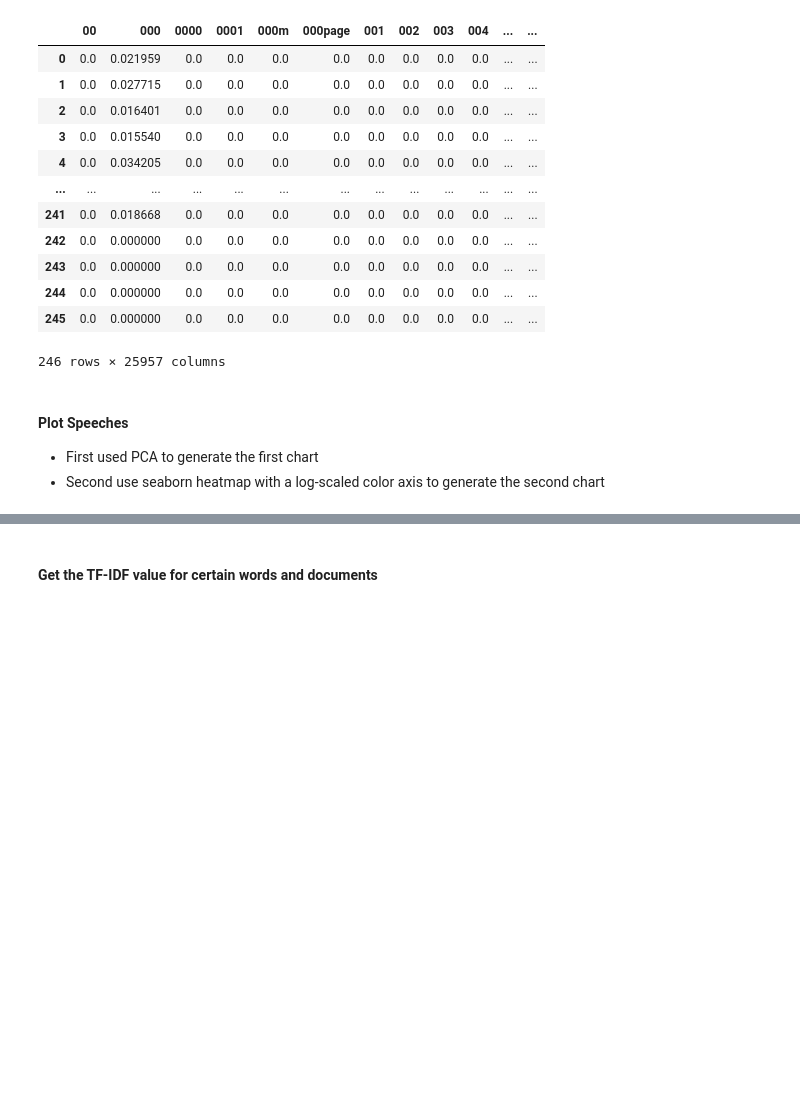
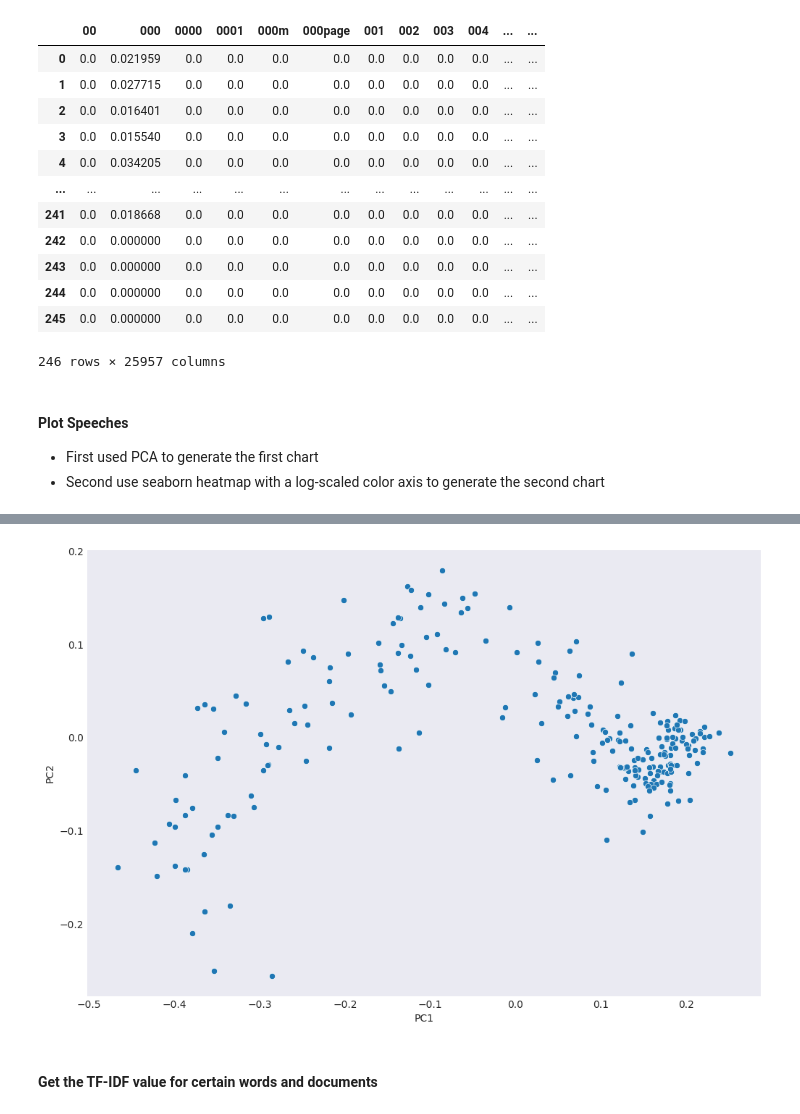
Before and after one commit to UCB-stat-159-f25/proj02-group08, a Jupyter notebook: notebooks/nlp-P02.ipynb, the cells around one changed output, grey strips where cells are left out. Cells and saved outputs as stored; diff of their text form; code cells hidden in the pictures; blank space fills up the shorter version.

```diff
--- a/notebooks/nlp-P02.ipynb
+++ b/notebooks/nlp-P02.ipynb
@@ -593,3 +601,8 @@ PCA(n_components=2)
+# %%
+plt.figure(figsize=(12, 8))
+sns.scatterplot(step11_pca_result_df, x="PC1", y="PC2");
+# %% [output]
+[figure, added]
 # %% [markdown]
 #### Get the TF-IDF value for certain words and documents
 # %%
```
Also changed, not shown: parts of 3 cells of this notebook.
